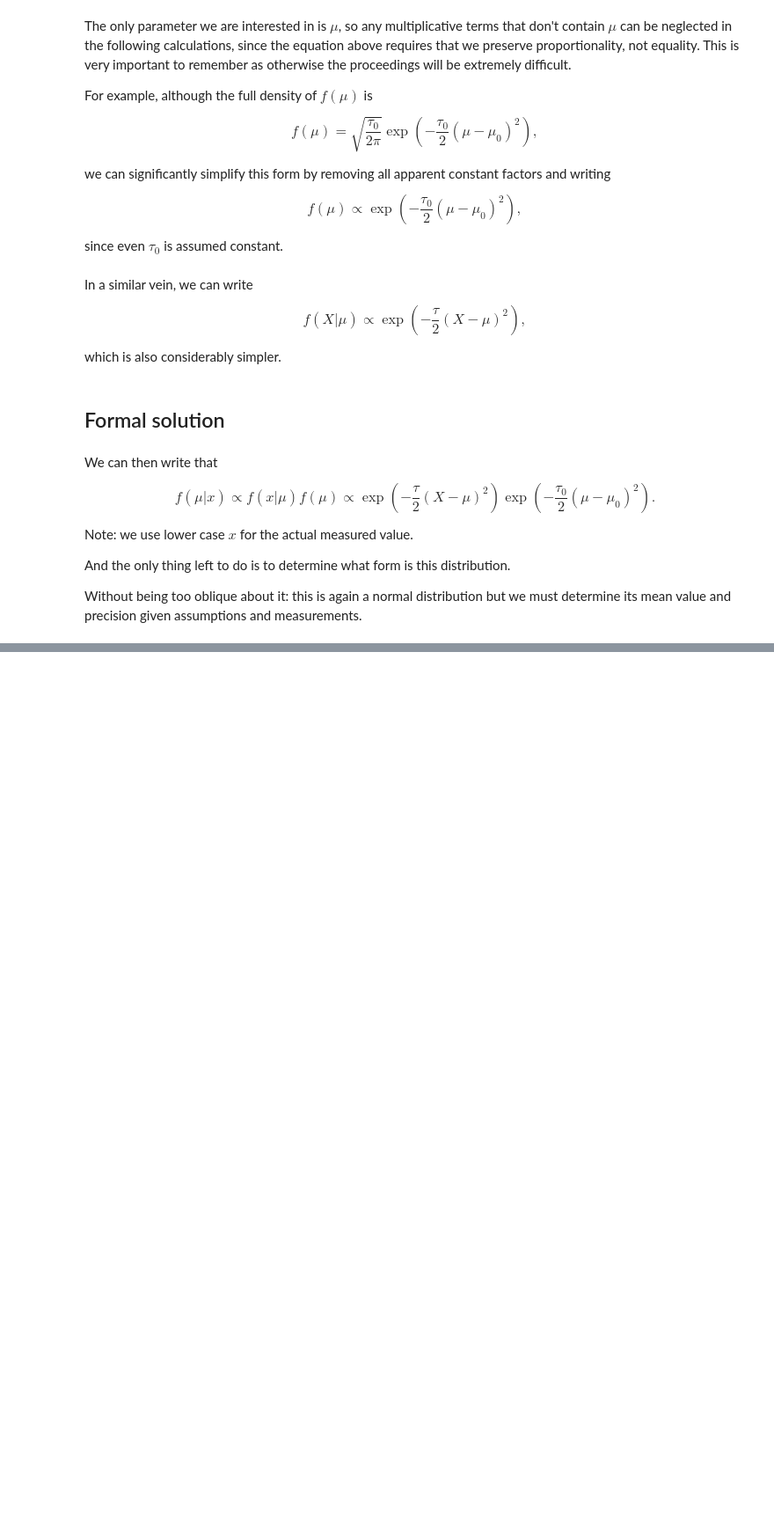
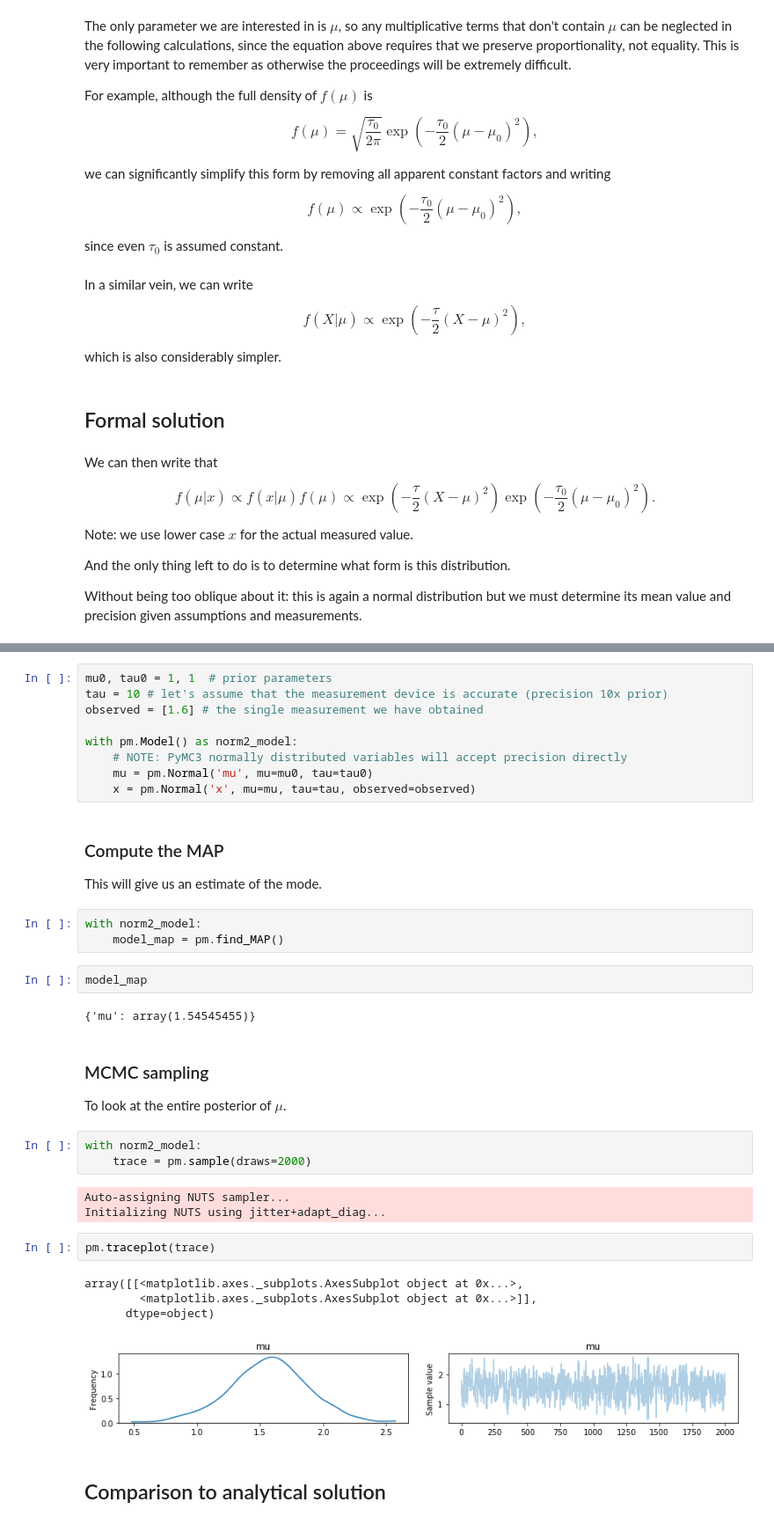
Before and after one commit to fonnesbeck/PyMC3_DataScienceLA, a Jupyter notebook: notebooks/1d. Analytical solution: Normal-Normal model with known precision.ipynb, the cells around one changed output, grey strips where cells are left out. Shown at 88% size. Drawn from its saved outputs; the diff is of its cells as text; blank space fills up the shorter version.

```diff
--- a/notebooks/1d. Analytical solution: Normal-Normal model with known precision.ipynb
+++ b/notebooks/1d. Analytical solution: Normal-Normal model with known precision.ipynb
@@ -72,0 +111,37 @@ We can then conclude that $\mu \sim {\cal N}(\mu_1, \tau_1)$.
+# %%
+mu0, tau0 = 1, 1  # prior parameters
+tau = 10 # let's assume that the measurement device is accurate (precision 10x prior)
+observed = [1.6] # the single measurement we have obtained
+
+with pm.Model() as norm2_model:
+    # NOTE: PyMC3 normally distributed variables will accept precision directly
+    mu = pm.Normal('mu', mu=mu0, tau=tau0)
+    x = pm.Normal('x', mu=mu, tau=tau, observed=observed)
+# %% [markdown]
+### Compute the MAP
+This will give us an estimate of the mode.
+# %%
+with norm2_model:
+    model_map = pm.find_MAP()
+# %%
+model_map
+# %% [output]
+{'mu': array(1.54545455)}
+# %% [markdown]
+### MCMC sampling
+To look at the entire posterior of $\mu$.
+# %%
+with norm2_model:
+    trace = pm.sample(draws=2000)
+# %% [output]
+Auto-assigning NUTS sampler...
+Initializing NUTS using jitter+adapt_diag...
+# %%
+pm.traceplot(trace)
+# %% [output]
+array([[<matplotlib.axes._subplots.AxesSubplot object at 0x...>,
+        <matplotlib.axes._subplots.AxesSubplot object at 0x...>]],
+      dtype=object)
+[figure, added]
+# %% [markdown]
+## Comparison to analytical solution
```
Also changed, not shown: parts of 9 cells of this notebook.
